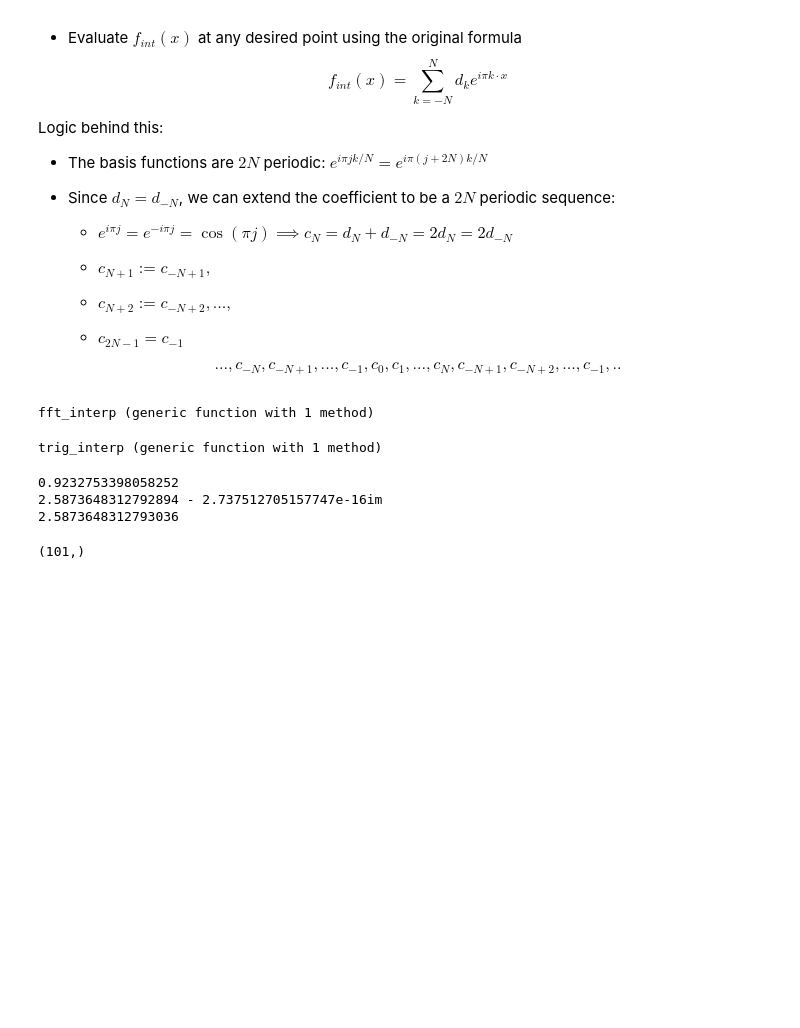
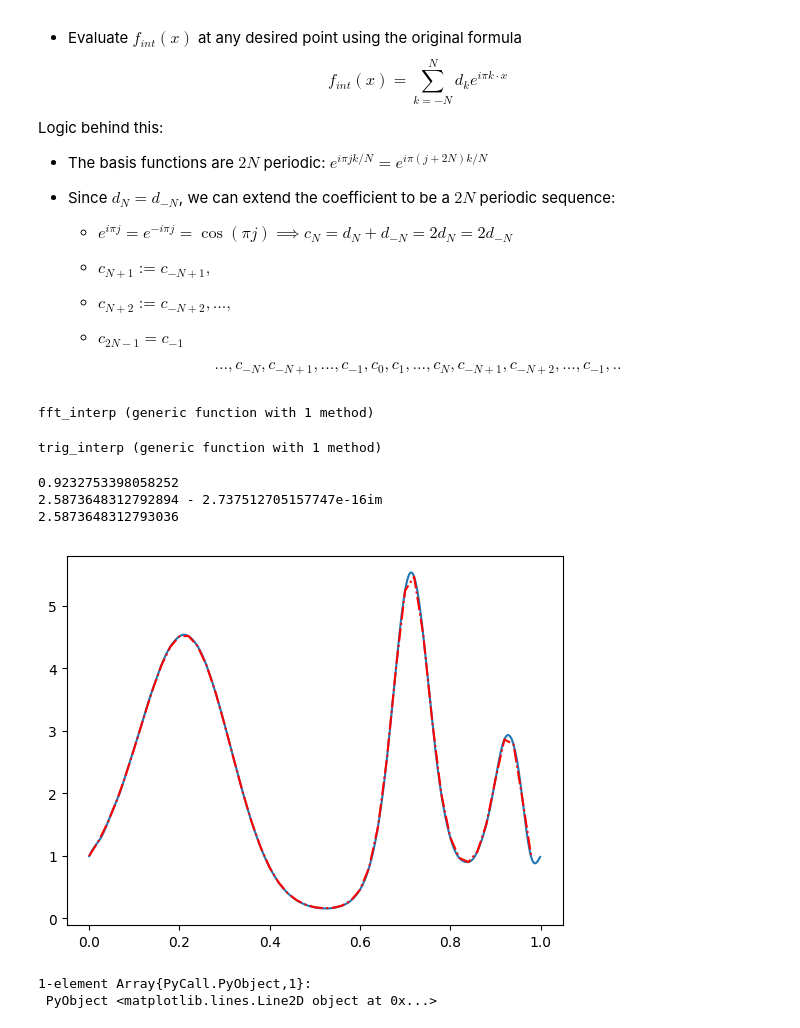
Before and after one commit to yhrtsai/M348-Fall-2017, a Jupyter notebook: Interpolation.ipynb, the cells around one changed output. Saved outputs shown, nothing was run; the diff lists cells and outputs as text; code cells hidden in the pictures; blank space fills up the shorter version.

```diff
--- a/Interpolation.ipynb
+++ b/Interpolation.ipynb
@@ -778,7 +778,26 @@ println(3cos(2π*38*x0))
 0.9232753398058252
 2.5873648312792894 - 2.737512705157747e-16im
 2.5873648312793036
-# %%
-size(x)
-# %% [output]
-(101,)
+# %%
+using PyPlot
+
+f(x) = exp.(sin.(10x)+ sin.((4x).^2))
+
+#generate data to interpolate
+N=50
+x=linspace(0,1-1/N,N)
+y=f.(x)
+
+z=linspace(0,1-1/1000,1000)
+f_int=zeros(length(z))
+
+for i=1:length(z)
+   f_int[i]=real(trig_interp(y, z[i]))
+end
+
+plot(z, f_int)
+plot(x, y, "r-.")
+# %% [output]
+[figure, added]
+1-element Array{PyCall.PyObject,1}:
+ PyObject <matplotlib.lines.Line2D object at 0x...>
```
Also changed, not shown: parts of 1 cell of this notebook.
